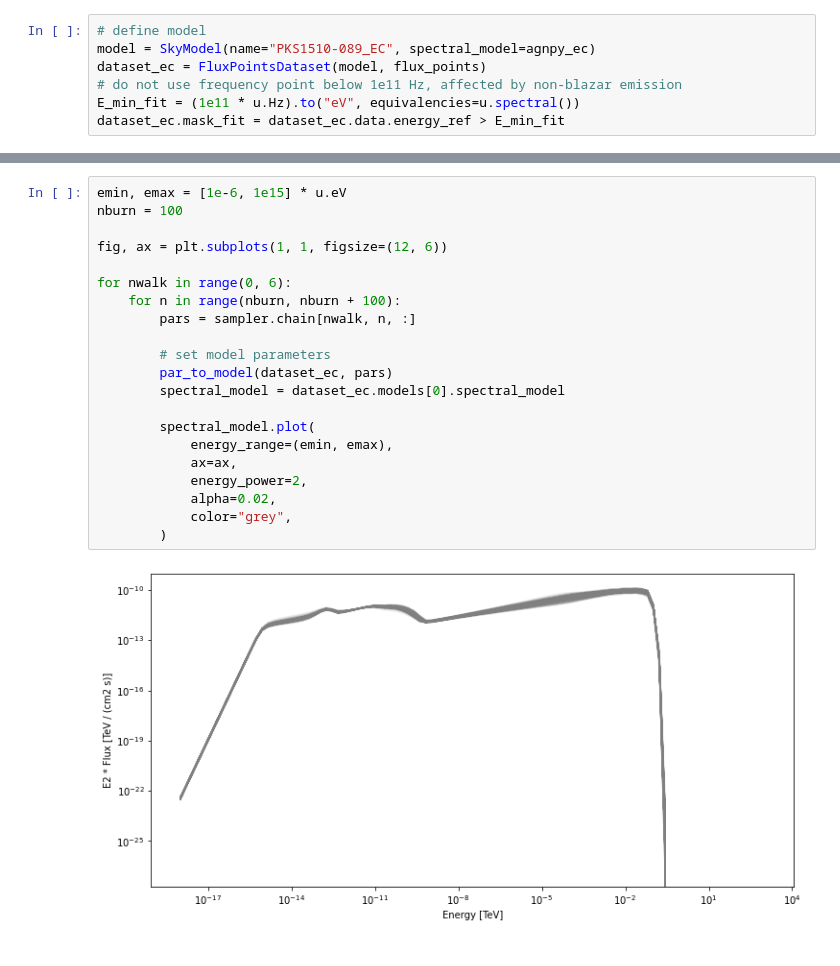
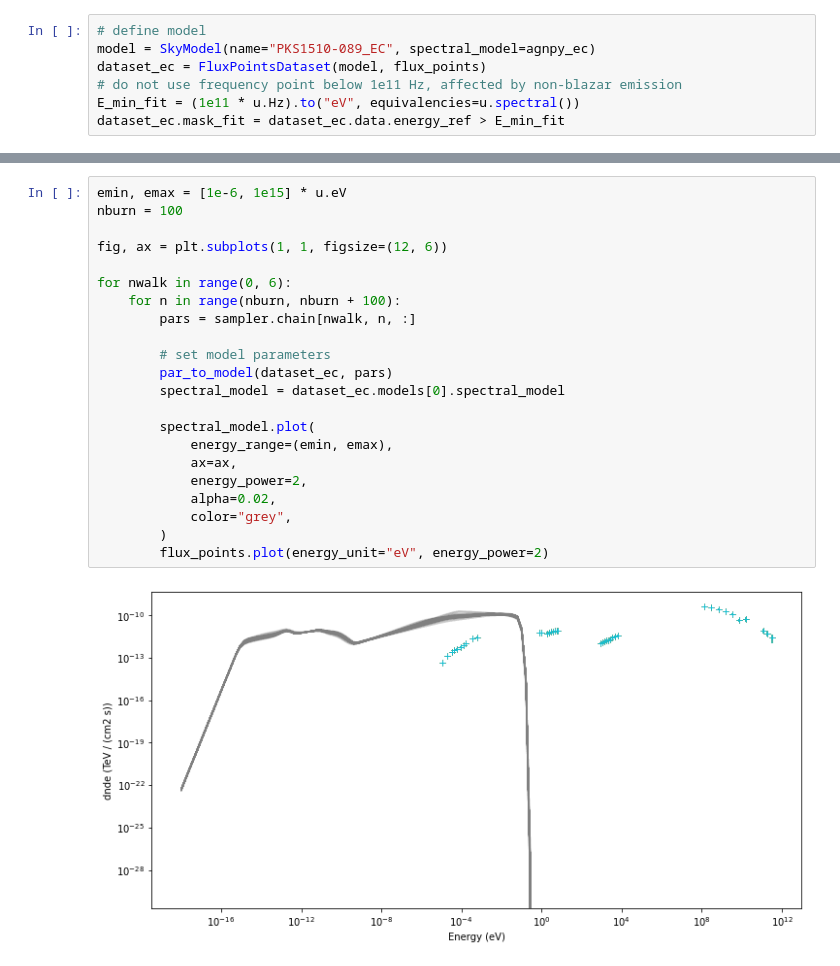
Before and after one commit to Adbhavna1369/PKS1510_modelling, a Jupyter notebook: test_mcmc_2012.ipynb, the cells around one changed output, grey strips where cells are left out. Cells and saved outputs as stored; diff of their text form.

```diff
--- a/test_mcmc_2012.ipynb
+++ b/test_mcmc_2012.ipynb
@@ -358,23 +358,24 @@ Wall time: 37min 24s
 # %%
 emin, emax = [1e-6, 1e15] * u.eV
 nburn = 100
 
 fig, ax = plt.subplots(1, 1, figsize=(12, 6))
 
 for nwalk in range(0, 6):
     for n in range(nburn, nburn + 100):
         pars = sampler.chain[nwalk, n, :]
 
         # set model parameters
         par_to_model(dataset_ec, pars)
         spectral_model = dataset_ec.models[0].spectral_model
 
         spectral_model.plot(
             energy_range=(emin, emax),
             ax=ax,
             energy_power=2,
             alpha=0.02,
             color="grey",
         )
+        flux_points.plot(energy_unit="eV", energy_power=2)
 # %% [output]
-[figure, old version]
+[figure, new version]
```
Also changed, not shown: parts of 1 cell of this notebook.
